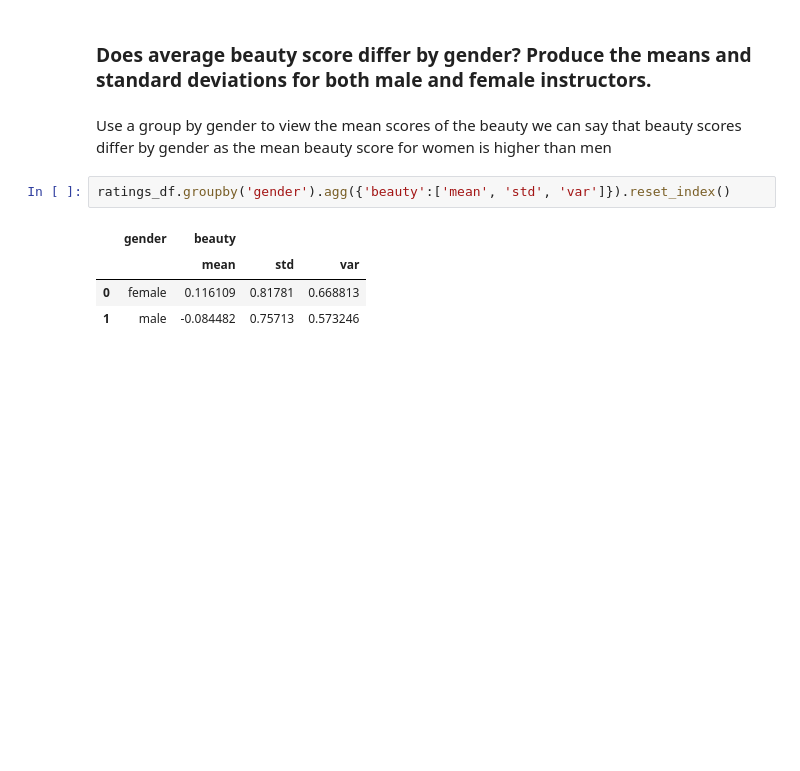
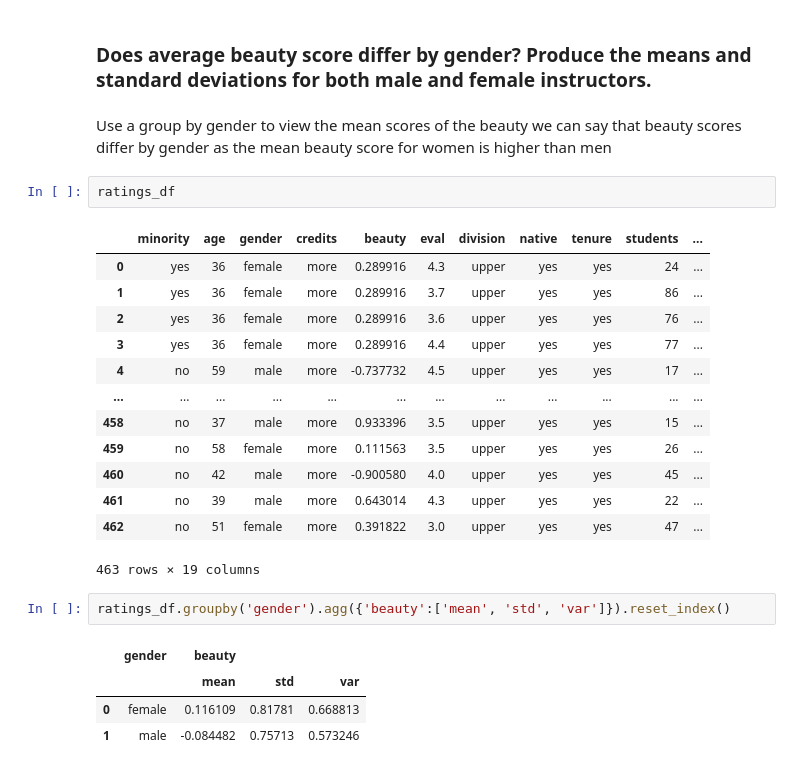
Before and after one commit to a920604a/coursera-bk, a Jupyter notebook: Data Science Fundamentals with Python and SQL Specialization/Statistics for Data Science with Python/Descriptive_Statistics.ipynb, the cells around one changed output. Saved outputs shown, nothing was run; the diff lists cells and outputs as text; blank space fills up the shorter version.

```diff
--- a/Data Science Fundamentals with Python and SQL Specialization/Statistics for Data Science with Python/Descriptive_Statistics.ipynb
+++ b/Data Science Fundamentals with Python and SQL Specialization/Statistics for Data Science with Python/Descriptive_Statistics.ipynb
@@ -186,6 +186,22 @@ therefore looking at the data we can say the mean is close to 0
 ### Does average beauty score differ by gender? Produce the means and standard deviations for both male and female instructors.
 # %% [markdown]
 Use a group by gender to view the mean scores of the beauty we can say that beauty scores differ by gender as the mean beauty score for women is higher than men
+# %%
+ratings_df
+# %% [output]
+|  | minority | age | gender | credits | beauty | eval | division | native | tenure | students | ... |
+| 0 | yes | 36 | female | more | 0.289916 | 4.3 | upper | yes | yes | 24 | ... |
+| 1 | yes | 36 | female | more | 0.289916 | 3.7 | upper | yes | yes | 86 | ... |
+| 2 | yes | 36 | female | more | 0.289916 | 3.6 | upper | yes | yes | 76 | ... |
+| 3 | yes | 36 | female | more | 0.289916 | 4.4 | upper | yes | yes | 77 | ... |
+| 4 | no | 59 | male | more | -0.737732 | 4.5 | upper | yes | yes | 17 | ... |
+| ... | ... | ... | ... | ... | ... | ... | ... | ... | ... | ... | ... |
+| 458 | no | 37 | male | more | 0.933396 | 3.5 | upper | yes | yes | 15 | ... |
+| 459 | no | 58 | female | more | 0.111563 | 3.5 | upper | yes | yes | 26 | ... |
+| 460 | no | 42 | male | more | -0.900580 | 4.0 | upper | yes | yes | 45 | ... |
+| 461 | no | 39 | male | more | 0.643014 | 4.3 | upper | yes | yes | 22 | ... |
+| 462 | no | 51 | female | more | 0.391822 | 3.0 | upper | yes | yes | 47 | ... |
+463 rows × 19 columns
 # %%
 ratings_df.groupby('gender').agg({'beauty':['mean', 'std', 'var']}).reset_index()
 # %% [output]
```
Also changed, not shown: parts of 9 cells of this notebook.
